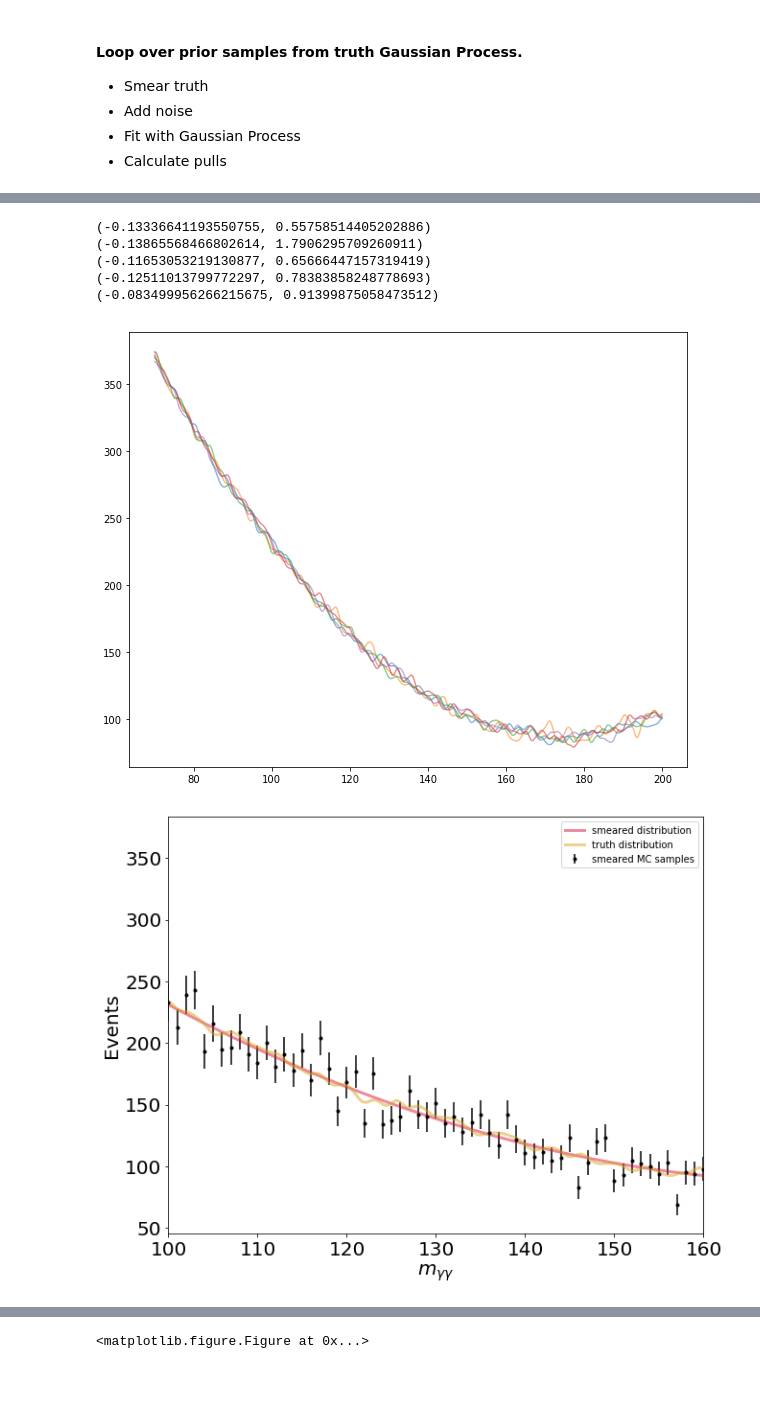
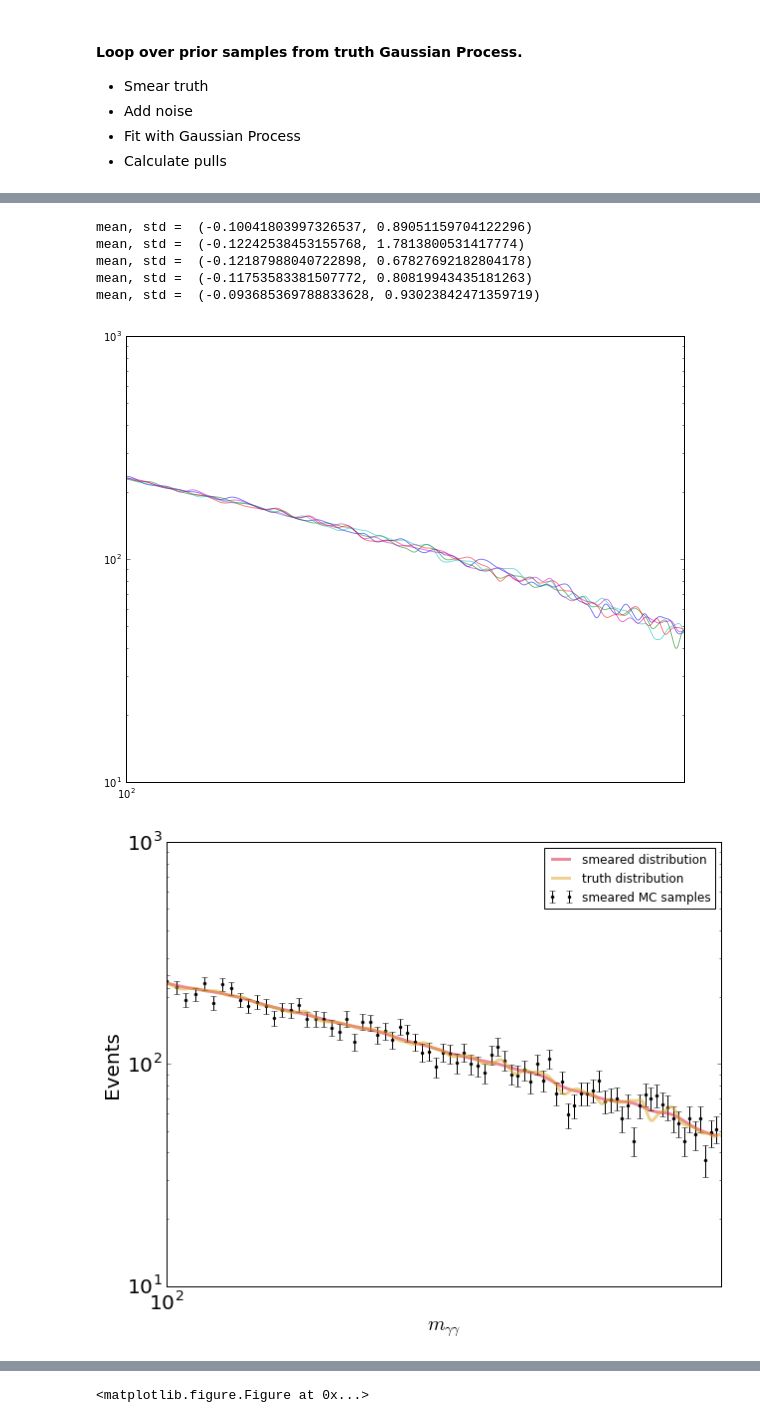
Before and after one commit to mfrate28/GP_Tutorial, a Jupyter notebook: MCTemplateSmoothing.ipynb, the cells around one changed output, grey strips where cells are left out. Drawn from its saved outputs; the diff is of its cells as text; code cells hidden in the pictures; blank space fills up the shorter version.

```diff
--- a/MCTemplateSmoothing.ipynb
+++ b/MCTemplateSmoothing.ipynb
@@ -60,10 +124,10 @@ def smear(s):
     noisy_smeared_counts=np.random.poisson(smeared_counts)
     return smeared_counts, noisy_smeared_counts
 # %%
-def makeGP(counts, amp_scale=1., mean=mean):
-    kernel = amp_scale*init_Amp * ExpSquaredKernel(gaussian_width*np.sqrt(2))
+def makeGP(counts, smearedSteps, gaussianWidth, amp_scale=1., mean=mean):
+    kernel = amp_scale*init_Amp * ExpSquaredKernel(init_lengthscale*gaussianWidth*np.sqrt(2))
     gp = george.GP(kernel, mean=mean)
-    gp.compute(smeared_steps, yerr=np.sqrt(counts))
-    meanGP, covGP = gp.predict(counts, smeared_steps)
+    gp.compute(smearedSteps, yerr=np.sqrt(counts))
+    meanGP, covGP = gp.predict(counts, smearedSteps)
     stdGP = np.sqrt(np.diag(covGP))
     return meanGP, stdGP
@@ -126,6 +139,6 @@ def plot_GP(smeared, noisy, GPmean, GPstd):
 * Calculate pulls
 # %%
 for samp in samples:
-    smeared_counts, noisy_smeared_counts = smear(samp)
-    meanGP, stdGP = makeGP(noisy_smeared_counts,1.)
+    smeared_counts, noisy_smeared_counts = smear(samp, truth_step_size, truth_steps, smeared_steps, gaussian_width)
+    meanGP, stdGP = makeGP(noisy_smeared_counts, smeared_steps, gaussian_width, 1.)
     pull+=list((meanGP-smeared_counts)/stdGP)
@@ -152,8 +163,8 @@ pulls={}
 for amp in ampscales:
     pulls[amp]=[]
     for samp in samples:
-        smeared_counts, noisy_smeared_counts = smear(samp)
-        meanGP, stdGP = makeGP(noisy_smeared_counts, amp)
+        smeared_counts, noisy_smeared_counts = smear(samp, truth_step_size, truth_steps, smeared_steps, gaussian_width)
+        meanGP, stdGP = makeGP(noisy_smeared_counts, smeared_steps, gaussian_width, amp)
         pulls[amp]+=list((meanGP-smeared_counts)/stdGP)
     plt.figure()
     draw_pulls(pulls[amp], amp)
@@ -176,47 +195,44 @@ for amp in ampscales:
 # %%
-def bern2(t):
-    p0, p1, p2 = (231.,0.5,0.4)
-    tt = (t-100.)/60.
-    return p0*((1.-tt)**2 + p1*2.*tt*(1.-tt)+ p2*tt**2)
 def expo(t):
-    A, B = (1700.,0.02)
+    A, B = (1700, 0.02)
     return A*np.exp(-t*B)
 # %%
-bern2_truth = bern2(truth_steps)
-
-
 initial_kernel = init_Amp * ExpSquaredKernel(init_lengthscale)
-initial_gp = george.GP(initial_kernel, mean=bern2)
+initial_gp = george.GP(initial_kernel, mean=expo)
 initial_gp.compute(truth_steps, 1e-2)
 samples=initial_gp.sample(truth_steps,1000)
+plt.figure()
 for s in samples[:5]:
     plt.plot(truth_steps,s, alpha=0.5)
+plt.xlim([100,180])
+plt.xscale('log')
+plt.yscale('log')
 
 for samp in samples:
-    smeared_counts, noisy_smeared_counts = smear(bern2_truth)
-    meanGP, stdGP = makeGP(noisy_smeared_counts,1., bern2)
+    smeared_counts, noisy_smeared_counts = smear(abs(samp),truth_step_size, truth_steps, smeared_steps, gaussian_width)
+    meanGP, stdGP = makeGP(noisy_smeared_counts, smeared_steps, gaussian_width, 10., expo)
     pull+=list((meanGP-smeared_counts)/stdGP)
 
-plot_truth(smeared_counts, noisy_smeared_counts, samples[-1])
-plot_GP(smeared_counts, noisy_smeared_counts, meanGP, stdGP)
-draw_pulls(pull, 1)
+plot_truth(smeared_counts, noisy_smeared_counts, samples[-1], True, True)
+plot_GP(smeared_counts, noisy_smeared_counts, meanGP, stdGP, True, True)
+draw_pulls(pull, 100)
 
 
 ampscales=[0.1,1,10, 100]
 pulls={}
 for amp in ampscales:
     pulls[amp]=[]
     for samp in samples:
-        smeared_counts, noisy_smeared_counts = smear(samp)
-        meanGP, stdGP = makeGP(noisy_smeared_counts, amp, bern2)
+        smeared_counts, noisy_smeared_counts = smear(abs(samp), truth_step_size, truth_steps, smeared_steps, gaussian_width)
+        meanGP, stdGP = makeGP(noisy_smeared_counts, smeared_steps, gaussian_width, amp, expo)
         pulls[amp]+=list((meanGP-smeared_counts)/stdGP)
     plt.figure()
     draw_pulls(pulls[amp], amp)
 # %% [output]
-(-0.13336641193550755, 0.55758514405202886)
-(-0.13865568466802614, 1.7906295709260911)
-(-0.11653053219130877, 0.65666447157319419)
-(-0.12511013799772297, 0.78383858248778693)
-(-0.083499956266215675, 0.91399875058473512)
+mean, std =  (-0.10041803997326537, 0.89051159704122296)
+mean, std =  (-0.12242538453155768, 1.7813800531417774)
+mean, std =  (-0.12187988040722898, 0.67827692182804178)
+mean, std =  (-0.11753583381507772, 0.80819943435181263)
+mean, std =  (-0.093685369788833628, 0.93023842471359719)
-[figure, old version]
+[figure, new version]
-[figure, old version]
+[figure, new version]
```
Also changed, not shown: parts of 28 cells of this notebook.
